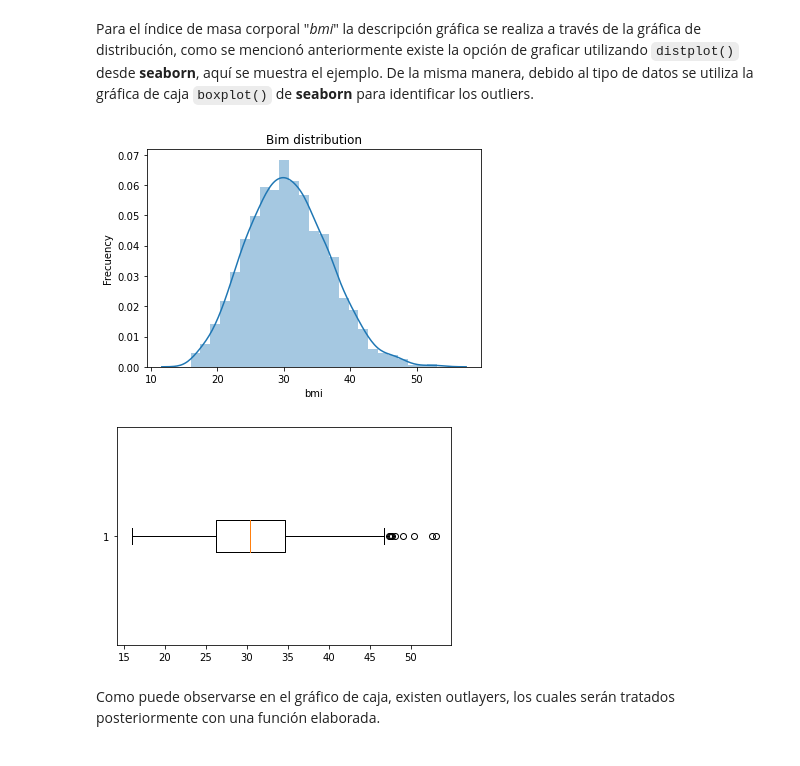
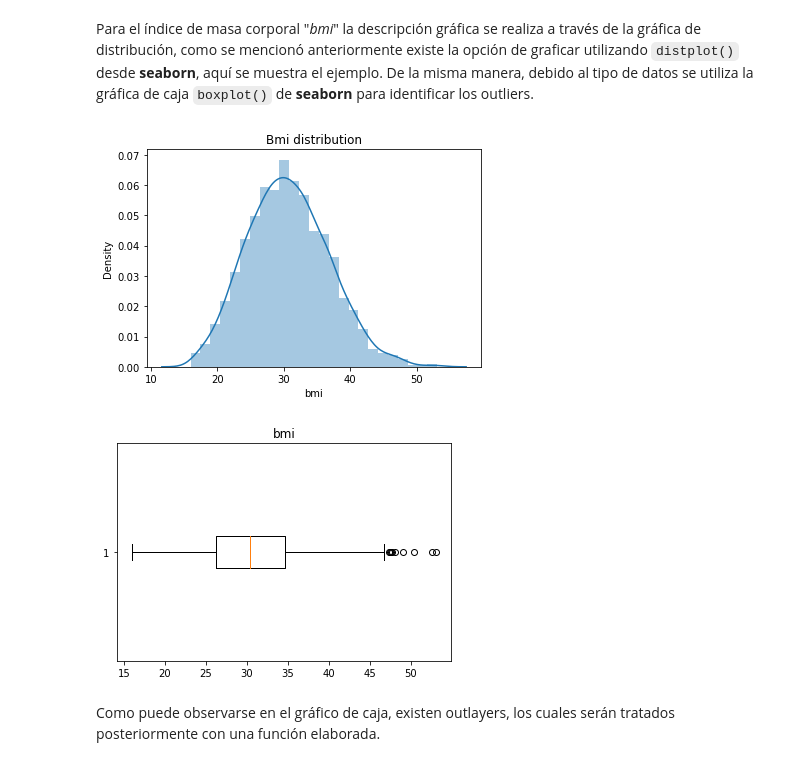
Before and after one commit to SaulGQB/Aprendizaje-Automatico-Proyecto-1, a Jupyter notebook: 2. Implementación de las funciones en (A).ipynb, the cells around one changed output. Cells and saved outputs as stored; diff of their text form; code cells hidden in the pictures.

```diff
--- a/2. Implementación de las funciones en (A).ipynb
+++ b/2. Implementación de las funciones en (A).ipynb
@@ -107,16 +107,16 @@ try:
     sns.distplot(df['bmi'])
 except:
     sns.displot(df['bmi'])
-plt.title('Bim distribution')
-plt.ylabel('Frecuency')
+plt.title('Bmi distribution')
 plt.show()
 # %% [output]
-[figure, old version]
+[figure, new version]
 # %%
 plt.boxplot(df['bmi'], vert=False)
+plt.title('bmi')
 plt.show()
 # %% [output]
-[figure, old version]
+[figure, new version]
 # %% [markdown]
 Como puede observarse en el gráfico de caja, existen outlayers, los cuales serán tratados posteriormente con una función elaborada.
 # %% [markdown]
```
Also changed, not shown: parts of 18 cells of this notebook, 1 other file.
